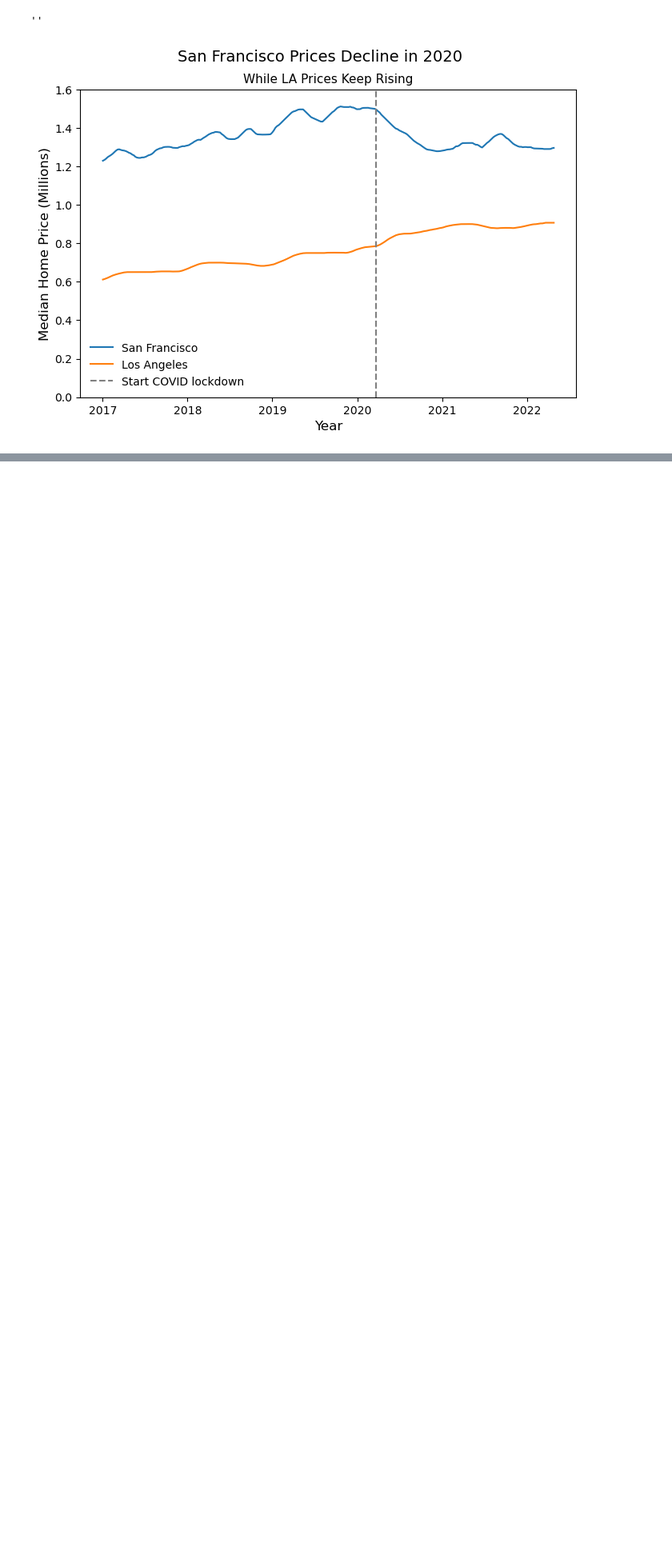
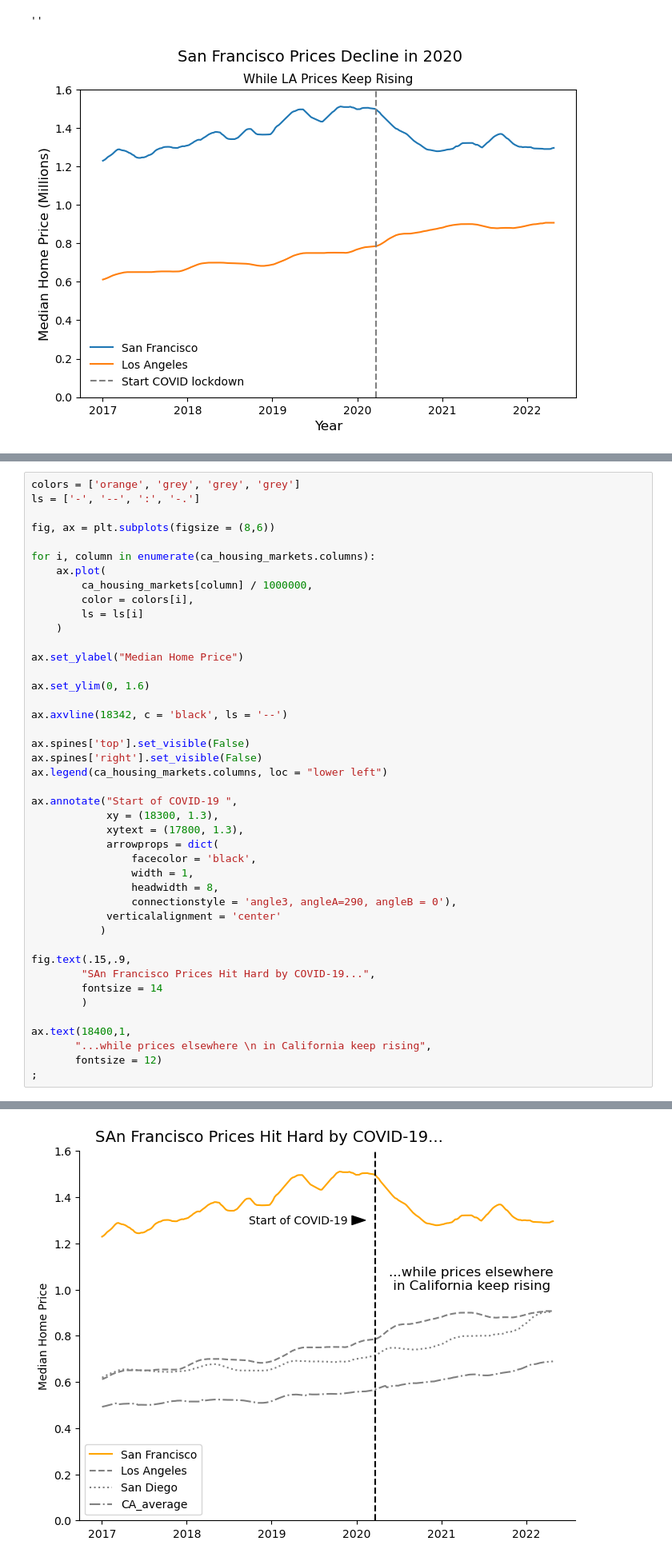
Before and after one commit to soslin/MatPlotLib_Seaborn_Practice, a Jupyter notebook: Matplotlib_formatting.ipynb, the cells around one changed output, grey strips where cells are left out. Shown: that part at 80% size. Drawn from its saved outputs; the diff is of its cells as text; blank space fills up the shorter version.

```diff
--- a/Matplotlib_formatting.ipynb
+++ b/Matplotlib_formatting.ipynb
@@ -303,0 +397,44 @@ ax.legend(loc = 'lower left', frameon = False)
+# %%
+colors = ['orange', 'grey', 'grey', 'grey']
+ls = ['-', '--', ':', '-.']
+
+fig, ax = plt.subplots(figsize = (8,6))
+
+for i, column in enumerate(ca_housing_markets.columns):
+    ax.plot(
+        ca_housing_markets[column] / 1000000,
+        color = colors[i],
+        ls = ls[i]
+    )
+
+ax.set_ylabel("Median Home Price")
+
+ax.set_ylim(0, 1.6)
+
+ax.axvline(18342, c = 'black', ls = '--')
+
+ax.spines['top'].set_visible(False)
+ax.spines['right'].set_visible(False)
+ax.legend(ca_housing_markets.columns, loc = "lower left")
+
+ax.annotate("Start of COVID-19 ",
+            xy = (18300, 1.3),
+            xytext = (17800, 1.3),
+            arrowprops = dict(
+                facecolor = 'black',
+                width = 1,
+                headwidth = 8,
+                connectionstyle = 'angle3, angleA=290, angleB = 0'),
+            verticalalignment = 'center'
+           )
+
+fig.text(.15,.9,
+        "SAn Francisco Prices Hit Hard by COVID-19...",
+        fontsize = 14
+        )
+
+ax.text(18400,1,
+       "...while prices elsewhere \n in California keep rising",
+       fontsize = 12)
+;
+# %% [output]
@@ -303,0 +442 @@ ax.legend(loc = 'lower left', frameon = False)
+[figure, added]
```
Also changed, not shown: parts of 3 cells of this notebook.
